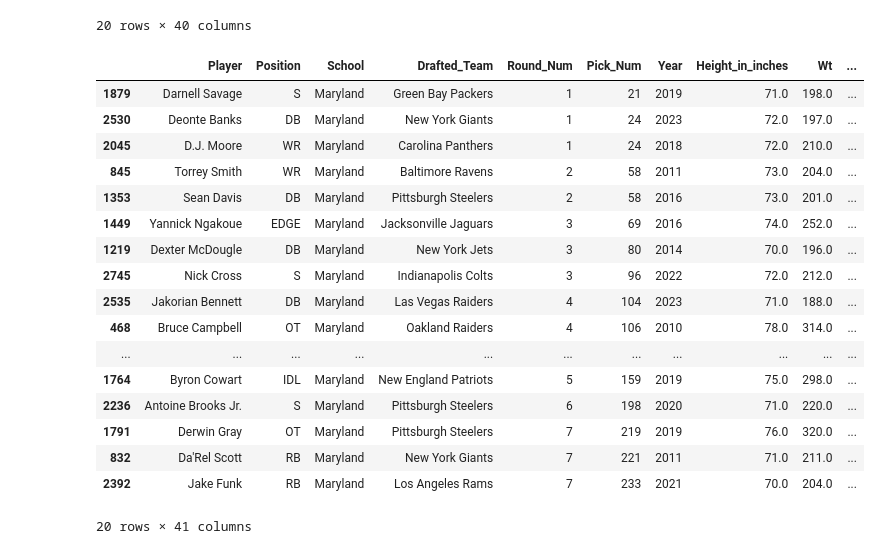
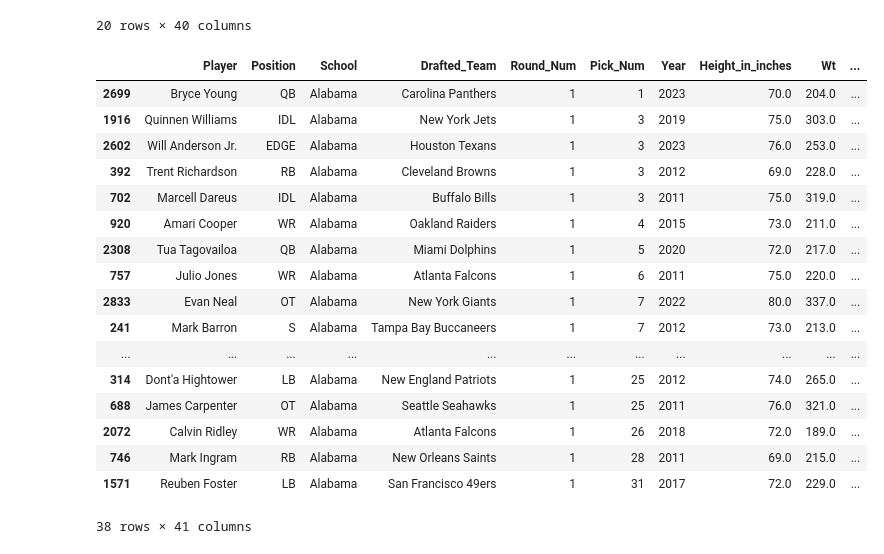
Before and after one commit to Domgraz/NFL_Combine_Draft_EDA, a Jupyter notebook: NFL_Draft.ipynb, the cells around one changed output. Saved outputs shown, nothing was run; the diff lists cells and outputs as text; code cells hidden in the pictures.

```diff
--- a/NFL_Draft.ipynb
+++ b/NFL_Draft.ipynb
@@ -610,25 +610,25 @@ approx_val_df.head(20)
 | 89.0 | Geno Atkins | IDL | Georgia | Cincinnati Bengals | 4 | 120 | 2010 | 73.0 | 293.0 | ... |
 20 rows × 40 columns
 # %%
-md_df = draft_combine_df[draft_combine_df['School'] == 'Maryland']
-md_df = md_df[md_df['Pick_Num']!=0]
-md_df.sort_values('Pick_Num', ascending= True)
+ala_df = draft_combine_df[draft_combine_df['School'] == 'Alabama']
+ala_df = ala_df[ala_df['Round_Num'] == 1]
+ala_df.sort_values('Pick_Num', ascending= True)
 # %% [output]
 |  | Player | Position | School | Drafted_Team | Round_Num | Pick_Num | Year | Height_in_inches | Wt | ... |
-| 1879 | Darnell Savage | S | Maryland | Green Bay Packers | 1 | 21 | 2019 | 71.0 | 198.0 | ... |
-| 2530 | Deonte Banks | DB | Maryland | New York Giants | 1 | 24 | 2023 | 72.0 | 197.0 | ... |
-| 2045 | D.J. Moore | WR | Maryland | Carolina Panthers | 1 | 24 | 2018 | 72.0 | 210.0 | ... |
-| 845 | Torrey Smith | WR | Maryland | Baltimore Ravens | 2 | 58 | 2011 | 73.0 | 204.0 | ... |
-| 1353 | Sean Davis | DB | Maryland | Pittsburgh Steelers | 2 | 58 | 2016 | 73.0 | 201.0 | ... |
-| 1449 | Yannick Ngakoue | EDGE | Maryland | Jacksonville Jaguars | 3 | 69 | 2016 | 74.0 | 252.0 | ... |
-| 1219 | Dexter McDougle | DB | Maryland | New York Jets | 3 | 80 | 2014 | 70.0 | 196.0 | ... |
-| 2745 | Nick Cross | S | Maryland | Indianapolis Colts | 3 | 96 | 2022 | 72.0 | 212.0 | ... |
-| 2535 | Jakorian Bennett | DB | Maryland | Las Vegas Raiders | 4 | 104 | 2023 | 71.0 | 188.0 | ... |
-| 468 | Bruce Campbell | OT | Maryland | Oakland Raiders | 4 | 106 | 2010 | 78.0 | 314.0 | ... |
+| 2699 | Bryce Young | QB | Alabama | Carolina Panthers | 1 | 1 | 2023 | 70.0 | 204.0 | ... |
+| 1916 | Quinnen Williams | IDL | Alabama | New York Jets | 1 | 3 | 2019 | 75.0 | 303.0 | ... |
+| 2602 | Will Anderson Jr. | EDGE | Alabama | Houston Texans | 1 | 3 | 2023 | 76.0 | 253.0 | ... |
+| 392 | Trent Richardson | RB | Alabama | Cleveland Browns | 1 | 3 | 2012 | 69.0 | 228.0 | ... |
+| 702 | Marcell Dareus | IDL | Alabama | Buffalo Bills | 1 | 3 | 2011 | 75.0 | 319.0 | ... |
+| 920 | Amari Cooper | WR | Alabama | Oakland Raiders | 1 | 4 | 2015 | 73.0 | 211.0 | ... |
+| 2308 | Tua Tagovailoa | QB | Alabama | Miami Dolphins | 1 | 5 | 2020 | 72.0 | 217.0 | ... |
+| 757 | Julio Jones | WR | Alabama | Atlanta Falcons | 1 | 6 | 2011 | 75.0 | 220.0 | ... |
+| 2833 | Evan Neal | OT | Alabama | New York Giants | 1 | 7 | 2022 | 80.0 | 337.0 | ... |
+| 241 | Mark Barron | S | Alabama | Tampa Bay Buccaneers | 1 | 7 | 2012 | 73.0 | 213.0 | ... |
 | ... | ... | ... | ... | ... | ... | ... | ... | ... | ... | ... |
-| 1764 | Byron Cowart | IDL | Maryland | New England Patriots | 5 | 159 | 2019 | 75.0 | 298.0 | ... |
-| 2236 | Antoine Brooks Jr. | S | Maryland | Pittsburgh Steelers | 6 | 198 | 2020 | 71.0 | 220.0 | ... |
-| 1791 | Derwin Gray | OT | Maryland | Pittsburgh Steelers | 7 | 219 | 2019 | 76.0 | 320.0 | ... |
-| 832 | Da'Rel Scott | RB | Maryland | New York Giants | 7 | 221 | 2011 | 71.0 | 211.0 | ... |
-| 2392 | Jake Funk | RB | Maryland | Los Angeles Rams | 7 | 233 | 2021 | 70.0 | 204.0 | ... |
+| 314 | Dont'a Hightower | LB | Alabama | New England Patriots | 1 | 25 | 2012 | 74.0 | 265.0 | ... |
+| 688 | James Carpenter | OT | Alabama | Seattle Seahawks | 1 | 25 | 2011 | 76.0 | 321.0 | ... |
+| 2072 | Calvin Ridley | WR | Alabama | Atlanta Falcons | 1 | 26 | 2018 | 72.0 | 189.0 | ... |
+| 746 | Mark Ingram | RB | Alabama | New Orleans Saints | 1 | 28 | 2011 | 69.0 | 215.0 | ... |
+| 1571 | Reuben Foster | LB | Alabama | San Francisco 49ers | 1 | 31 | 2017 | 72.0 | 229.0 | ... |
-20 rows × 41 columns
+38 rows × 41 columns
```
Also changed, not shown: parts of 1 cell of this notebook, 1 other file.
